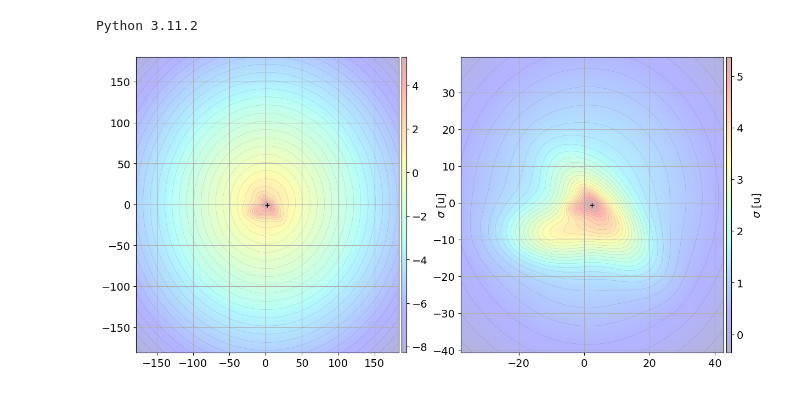
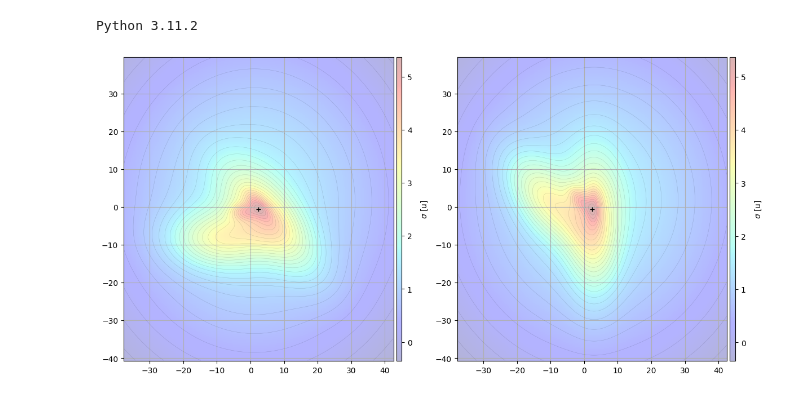
Before and after one commit to jesusBV20/source_seeking_distr, a Jupyter notebook: scalar_field_test.ipynb, the cells around one changed output. Cells and saved outputs as stored; diff of their text form; code cells hidden in the pictures.

```diff
--- a/scalar_field_test.ipynb
+++ b/scalar_field_test.ipynb
@@ -26,34 +19,33 @@ from utils.sigma_funcs import sigma_gauss, sigma_nonconvex, sigma_fract
 # %%
 # ----------------------------------------------------------------------
 # Testing a non-convex field with one source (sigma_fract)
 # ----------------------------------------------------------------------
 
-psi = 45 * np.pi / 180
+psi1 = 45 * np.pi / 180
+psi2 = 90 * np.pi / 180
 
 # Generate the scalar field
-R2 = M_rot(psi)
+R1 = M_rot(psi1)
+R2 = M_rot(psi2)
 
 sigma_func = sigma_fract(k=0.04, dev=[7,2], mu=[0,0])
-sigma_test = sigma(sigma_func)
-sigma_test.rot = R2
+sigma_test = sigma(sigma_func, R=R1)
 
 # Generate the plot
 fig = plt.figure(figsize=(7*2, 7), dpi=100)
 (ax1, ax2) = fig.subplots(1,2)
 
 # Draw the scalar field
-sigma_test.draw(fig=fig, ax=ax1, xlim=180, ylim=180, contour_levels=40)
+sigma_test.draw(fig=fig, ax=ax1, xlim=40, ylim=40, contour_levels=30)
 
-x = np.linspace(-25,150,10)
-y = np.linspace(-50,125,10)
-
+sigma_test.R = R2
 sigma_test.draw(fig=fig, ax=ax2, xlim=40, ylim=40, contour_levels=30)
 
 ax1.grid(True)
 ax2.grid(True)
 plt.show()
 # %% [output]
-[figure, old version]
+[figure, new version]
 # %%
 # ----------------------------------------------------------------------
 # Testing a non-convex field with two sources (sigma_nonconvex)
```
Also changed, not shown: parts of 6 cells of this notebook, 15 other files.
